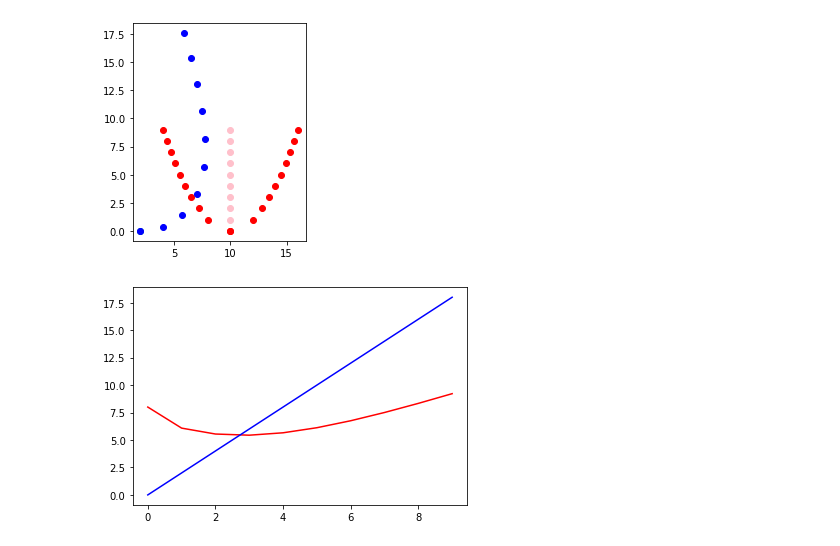
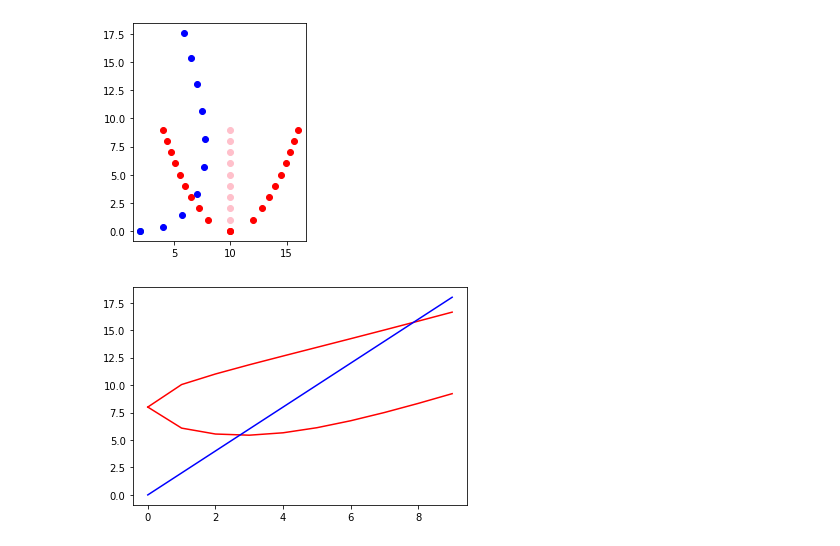
Before and after one commit to Elilgo324/dsd, a Jupyter notebook: worksheet.ipynb, the cells around one changed output. Saved outputs shown, nothing was run; the diff lists cells and outputs as text; code cells hidden in the pictures.

```diff
--- a/worksheet.ipynb
+++ b/worksheet.ipynb
@@ -10,11 +15,14 @@ robot_point = Point(robot[0],robot[1])
 fv = 2
 mu = 10
 sigma = 2
+agent = (mu, 0)
 
 t = 10
 
 mus = [mu for _ in range(t)]
-sigmas = [(i * sigma**2)**0.5 for i in range(t)]
+sigmas = [(i**0.5) * sigma for i in range(t)]
+vars = [i * (sigma**2) for i in range(t)]
+vars2 = [i * (sigma**2) / 2 for i in range(t)]
 arrivals = [robot_point.shifted(distance=fv*i,
                                 bearing=robot_point.direction_with(Point(mu-sig,i))) for i,sig in zip(range(t), sigmas)]
 arrivals_x = [p.x for p in arrivals]
@@ -23,6 +31,10 @@ arrivals_y = [p.y for p in arrivals]
 plt.scatter(mus,list(range(t)),color='pink')
 plt.scatter([mu - sig for sig in sigmas],list(range(t)),color='red')
 plt.scatter([mu + sig for sig in sigmas],list(range(t)),color='red')
+# plt.scatter([mu - var for var in vars],list(range(t)),color='green')
+# plt.scatter([mu + var for var in vars],list(range(t)),color='green')
+# plt.scatter([mu - var for var in vars2],list(range(t)),color='green')
+# plt.scatter([mu + var for var in vars2],list(range(t)),color='green')
 plt.scatter(robot[0],robot[1],color='teal')
 plt.scatter(arrivals_x,arrivals_y,color='blue')
 plt.gca().set_aspect('equal', adjustable='box')
@@ -32,9 +44,9 @@ plt.show()
 # %%
 distances_from_robot1 = [Point(mu-sig,i).distance_to(robot_point) for i,sig in zip(range(t),sigmas)]
 distances_from_robot2 = [Point(mu+sig,i).distance_to(robot_point) for i,sig in zip(range(t),sigmas)]
 plt.plot(list(range(t)),distances_from_robot1,color='red')
-# plt.plot(list(range(t)),distances_from_robot2,color='red')
+plt.plot(list(range(t)),distances_from_robot2,color='red')
 plt.plot(list(range(t)),[fv*i for i in range(t)],color='blue')
 plt.show()
 # %% [output]
-[figure, old version]
+[figure, new version]
```
Also changed, not shown: parts of 4 cells of this notebook, 3 other files.
